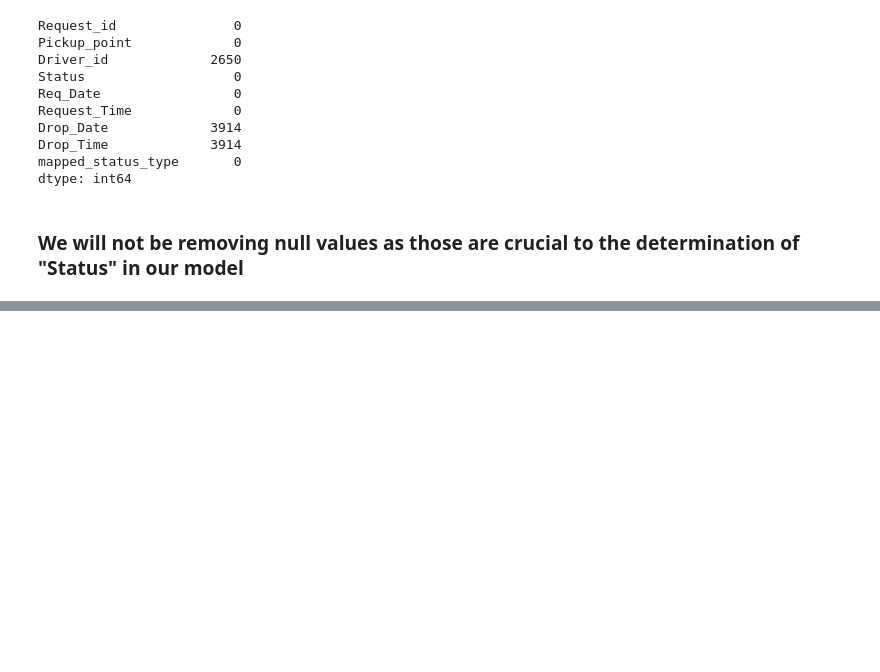
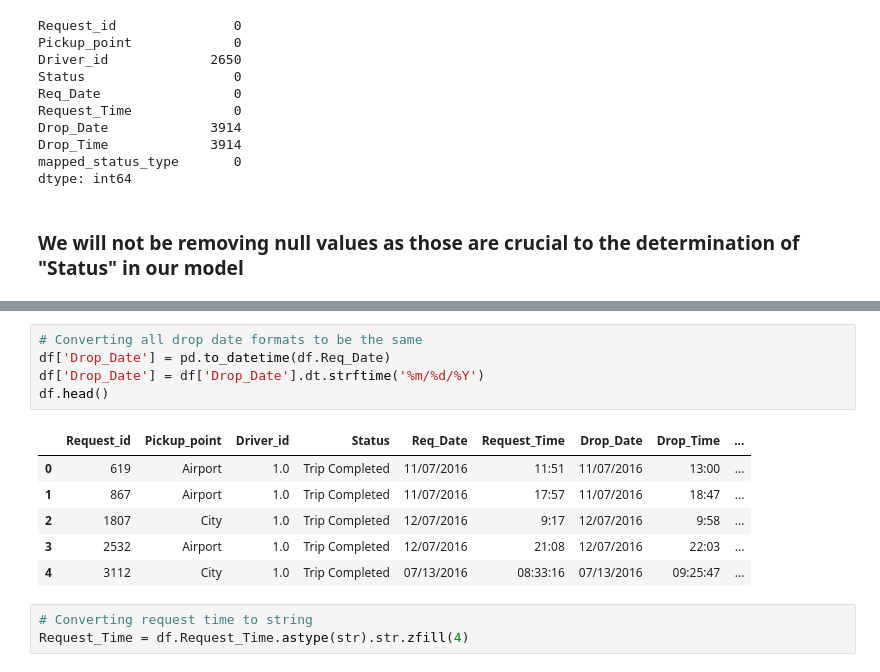
Before and after one commit to pmurthy98a89/UberRequestStatusML, a Jupyter notebook: Final Assignment Prep.ipynb, the cells around one changed output, grey strips where cells are left out. Drawn from its saved outputs; the diff is of its cells as text; blank space fills up the shorter version.

```diff
--- a/Final Assignment Prep.ipynb
+++ b/Final Assignment Prep.ipynb
@@ -100,0 +155,15 @@ dtype: int64
+# %%
+# Converting all drop date formats to be the same
+df['Drop_Date'] = pd.to_datetime(df.Req_Date)
+df['Drop_Date'] = df['Drop_Date'].dt.strftime('%m/%d/%Y')
+df.head()
+# %% [output]
+|  | Request_id | Pickup_point | Driver_id | Status | Req_Date | Request_Time | Drop_Date | Drop_Time | ... |
+| 0 | 619 | Airport | 1.0 | Trip Completed | 11/07/2016 | 11:51 | 11/07/2016 | 13:00 | ... |
+| 1 | 867 | Airport | 1.0 | Trip Completed | 11/07/2016 | 17:57 | 11/07/2016 | 18:47 | ... |
+| 2 | 1807 | City | 1.0 | Trip Completed | 12/07/2016 | 9:17 | 12/07/2016 | 9:58 | ... |
+| 3 | 2532 | Airport | 1.0 | Trip Completed | 12/07/2016 | 21:08 | 12/07/2016 | 22:03 | ... |
+| 4 | 3112 | City | 1.0 | Trip Completed | 07/13/2016 | 08:33:16 | 07/13/2016 | 09:25:47 | ... |
+# %%
+# Converting request time to string
+Request_Time = df.Request_Time.astype(str).str.zfill(4)
```
Also changed, not shown: parts of 18 cells of this notebook.
